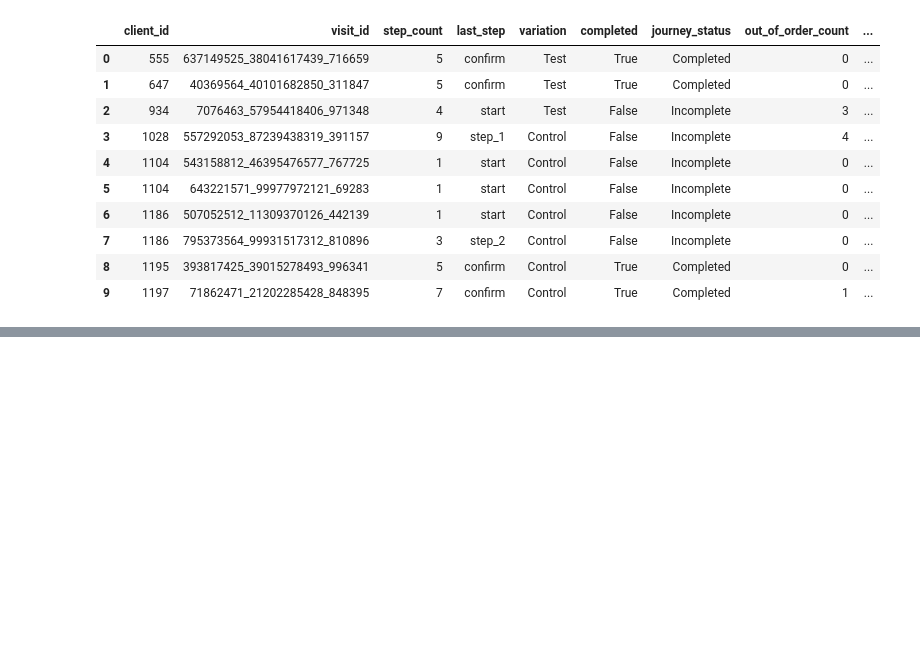
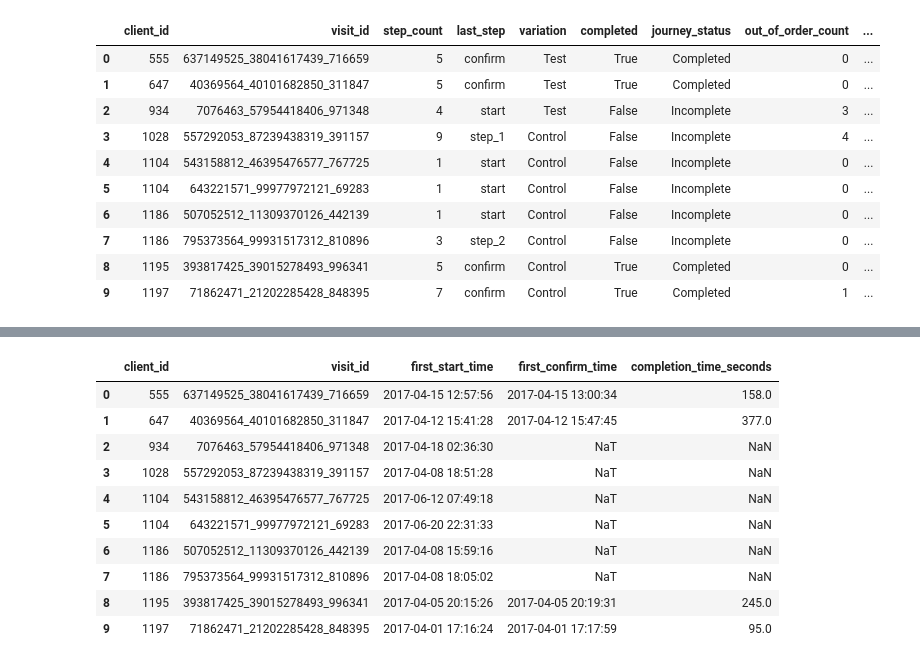
Before and after one commit to gebra117649/vanguard-project, a Jupyter notebook: notebooks/master_session_data.ipynb, the cells around one changed output, grey strips where cells are left out. Drawn from its saved outputs; the diff is of its cells as text; code cells hidden in the pictures; blank space fills up the shorter version.

Commit message:
H1 & master notebook  changes

```diff
--- a/notebooks/master_session_data.ipynb
+++ b/notebooks/master_session_data.ipynb
@@ -11,8 +11,8 @@ import numpy as np
 # ========================================
 
 sessions_data = pd.read_csv('../data/raw/sessions_data.csv')
-web_data = pd.read_csv('../data/raw/cleaned_web_data.csv')
-clients_data = pd.read_csv('../data/raw/cleaned_client_data.csv')
+web_data = pd.read_csv('../data/clean/cleaned_web_data.csv')
+clients_data = pd.read_csv('../data/clean/cleaned_client_data.csv')
 # %%
 web_data[["client_id", "visit_id", "process_step", "date_time", "variation"]].head(10)
 # %% [output]
@@ -745,0 +805,10 @@ memory usage: 7.2 MB
+# %%
+# Find the first recorded start in each session.
+session_starts = (
+    web_data.loc[web_data["process_step"] == "start"]
+    .groupby(["client_id", "visit_id"])["date_time"]
+    .min()
+    .reset_index(name="first_start_time")
+)
+
+display(session_starts.head())
@@ -745,0 +851,14 @@ memory usage: 7.2 MB
+# %%
+# Calculate seconds from the first start to the first confirmation
+completion_times = session_starts.merge(
+    session_confirms,
+    on=["client_id", "visit_id"],
+    how="left",
+    validate="one_to_one",
+)
+
+completion_times["completion_time_seconds"] = (
+    completion_times["first_confirm_time"] - completion_times["first_start_time"]
+).dt.total_seconds()
+
+display(completion_times.head())
@@ -746,3 +872,28 @@ memory usage: 7.2 MB
+# %%
+# Add completion timestamps and duration to the master table.
+sessions_data = sessions_data.merge(
+    completion_times,
+    on=["client_id", "visit_id"],
+    how="left",
+    validate="one_to_one",
+)
+
+display(sessions_data[
+    ["client_id", "visit_id", "first_start_time",
+     "first_confirm_time", "completion_time_seconds"]
+].head(10))
+# %% [output]
+|  | client_id | visit_id | first_start_time | first_confirm_time | completion_time_seconds |
+| 0 | 555 | 637149525_38041617439_716659 | 2017-04-15 12:57:56 | 2017-04-15 13:00:34 | 158.0 |
+| 1 | 647 | 40369564_40101682850_311847 | 2017-04-12 15:41:28 | 2017-04-12 15:47:45 | 377.0 |
+| 2 | 934 | 7076463_57954418406_971348 | 2017-04-18 02:36:30 | NaT | NaN |
+| 3 | 1028 | 557292053_87239438319_391157 | 2017-04-08 18:51:28 | NaT | NaN |
+| 4 | 1104 | 543158812_46395476577_767725 | 2017-06-12 07:49:18 | NaT | NaN |
+| 5 | 1104 | 643221571_99977972121_69283 | 2017-06-20 22:31:33 | NaT | NaN |
+| 6 | 1186 | 507052512_11309370126_442139 | 2017-04-08 15:59:16 | NaT | NaN |
+| 7 | 1186 | 795373564_99931517312_810896 | 2017-04-08 18:05:02 | NaT | NaN |
+| 8 | 1195 | 393817425_39015278493_996341 | 2017-04-05 20:15:26 | 2017-04-05 20:19:31 | 245.0 |
+| 9 | 1197 | 71862471_21202285428_848395 | 2017-04-01 17:16:24 | 2017-04-01 17:17:59 | 95.0 |
 # %%
 # save to csv
 sessions_data.to_csv('../data/clean/sessions_data_master.csv', index=False)
```
Also changed, not shown: parts of 8 cells of this notebook, 3 other files.
